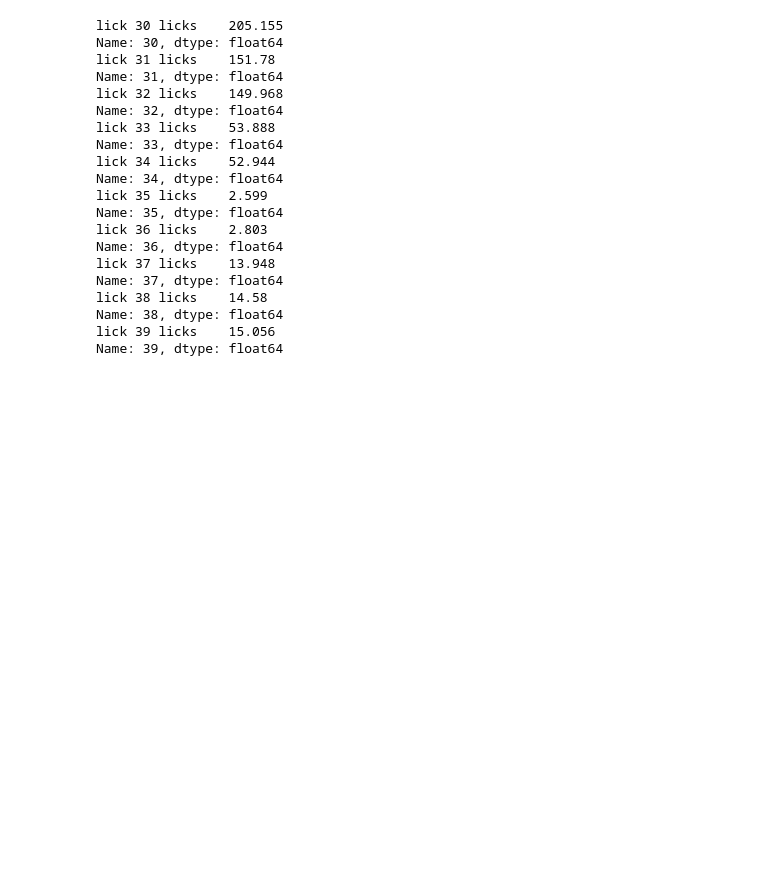
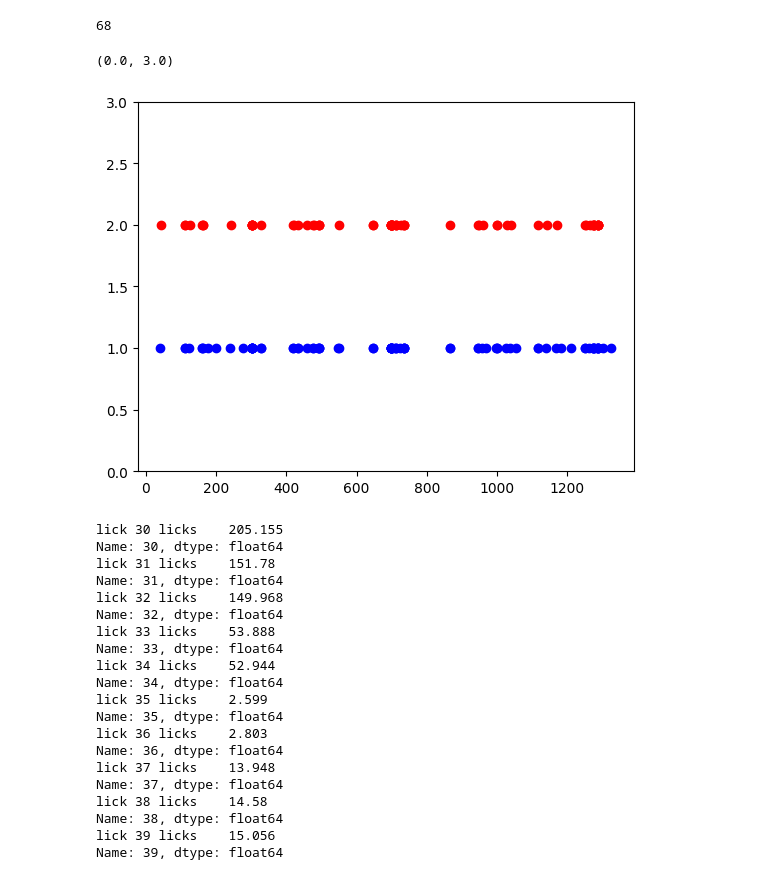
Before and after one commit to uit-no/lickcalc, a Jupyter notebook: notebooks/new_file_parsers.ipynb, the cells around one changed output. Drawn from its saved outputs; the diff is of its cells as text; code cells hidden in the pictures; blank space fills up the shorter version.

Commit message:
trying to figure out ohrbets offsets

```diff
--- a/notebooks/new_file_parsers.ipynb
+++ b/notebooks/new_file_parsers.ipynb
@@ -25,6 +27,20 @@ onset = pd.read_json(io.StringIO(jsonified_df), orient='split')
 
 jsonified_df = df["82"]
 offset = pd.read_json(io.StringIO(jsonified_df), orient='split')
+# %%
+len(offset)
+# %% [output]
+68
+# %%
+import matplotlib.pyplot as plt
+
+plt.scatter(onset, [1]*len(onset), color='blue', label='onset')
+plt.scatter(offset, [2]*len(offset), color='red', label='offset')
+
+plt.ylim(0, 3)
+# %% [output]
+(0.0, 3.0)
+[figure, added]
 # %%
 for i in range(30, 40):
     print("lick", i, offset.iloc[i] - onset.iloc[i])
```
Also changed, not shown: parts of 5 cells of this notebook.
